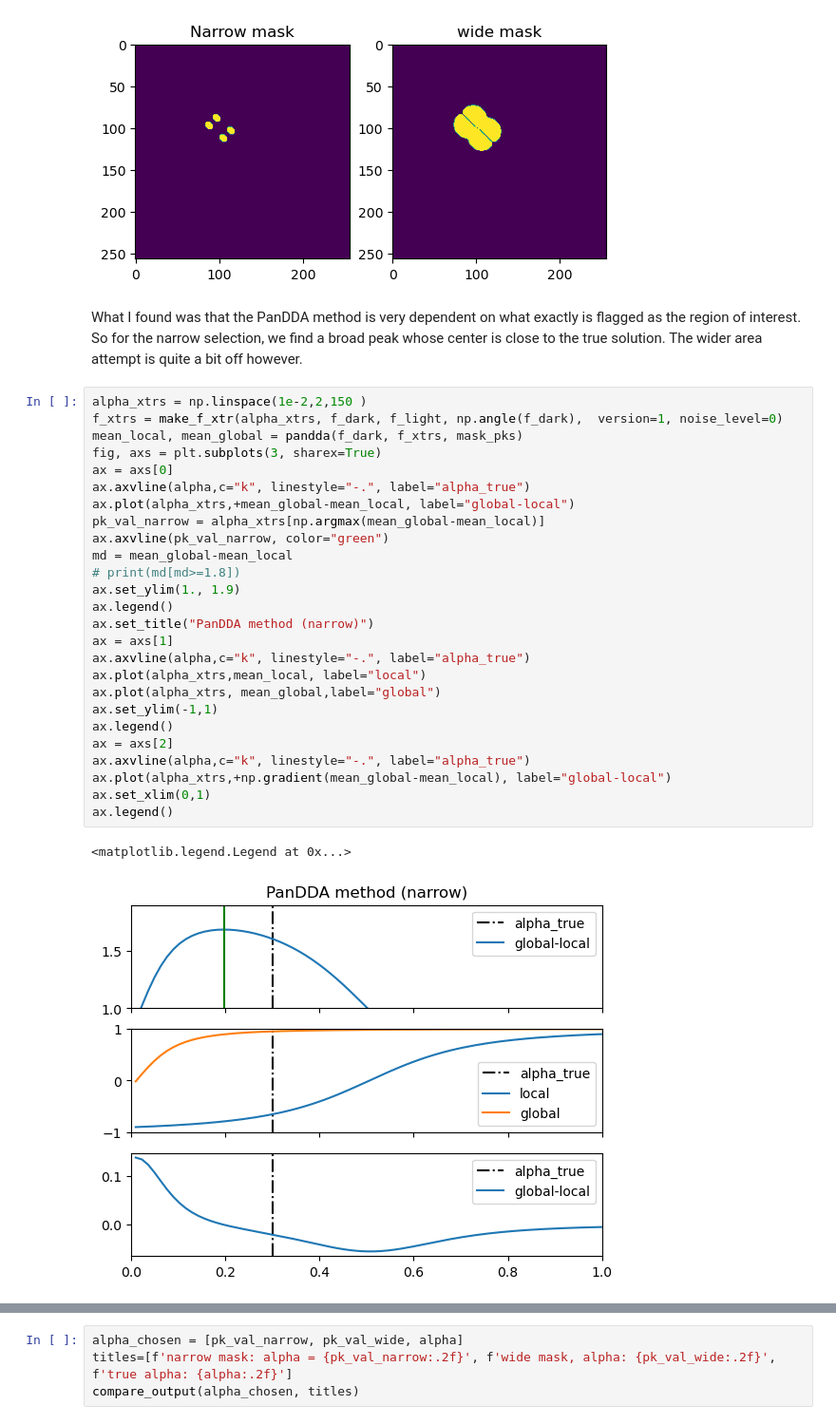
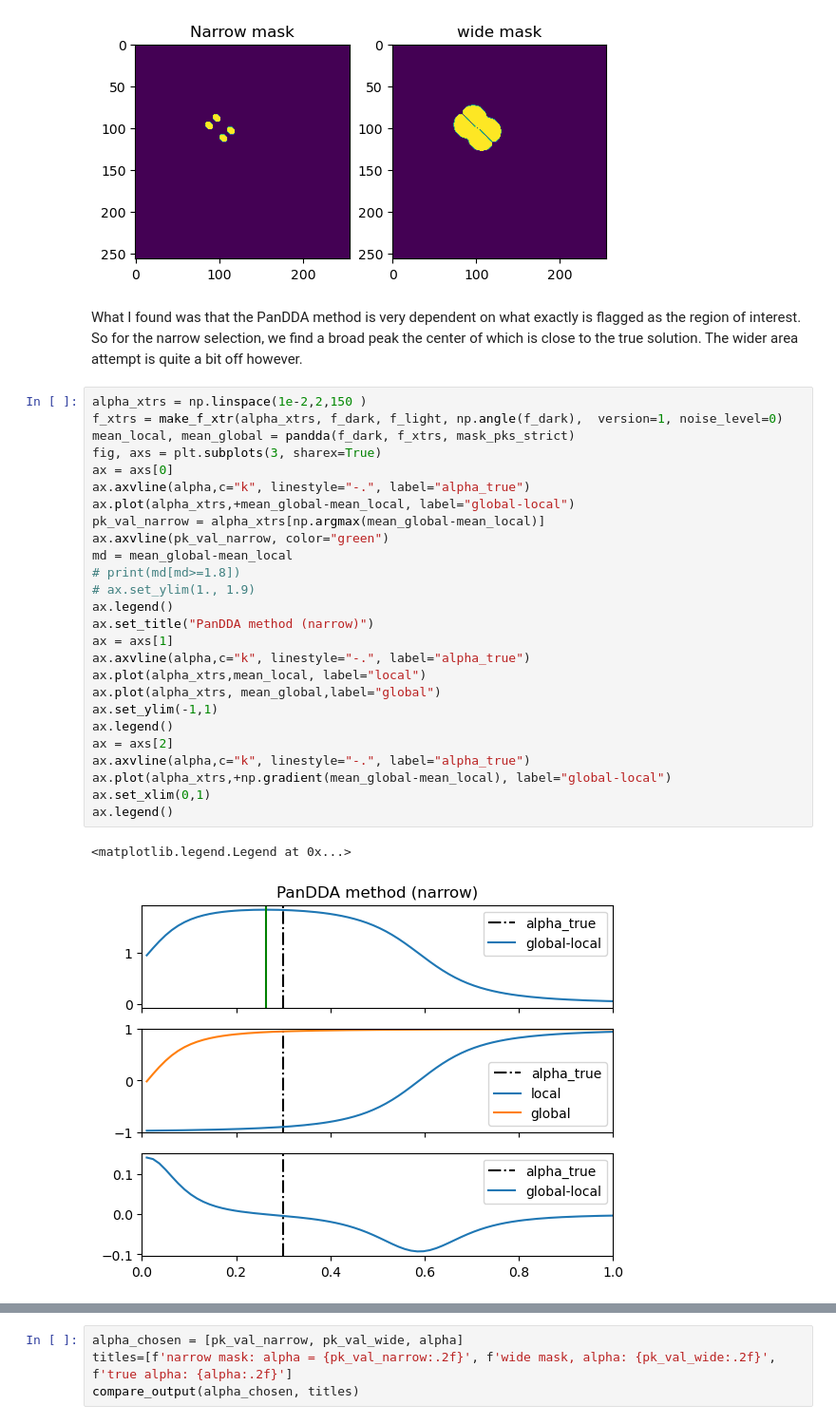
Before and after one commit to cvazz/occupancy-estimation, a Jupyter notebook: occupancy-basic.ipynb, the cells around one changed output, grey strips where cells are left out. Shown at 95% size. Saved outputs shown, nothing was run; the diff lists cells and outputs as text.

Commit message:
Overview over basic methods v1

```diff
--- a/occupancy-basic.ipynb
+++ b/occupancy-basic.ipynb
@@ -399,36 +374,36 @@ ax.imshow(mask_pks_lax)
 <matplotlib.image.AxesImage at 0x...>
 [figure]
 # %% [markdown]
-What I found was that the PanDDA method is very dependent on what exactly is flagged as the region of interest. So for the narrow selection, we find a broad peak whose center is close to the true solution. The wider area attempt is quite a bit off however.
+What I found was that the PanDDA method is very dependent on what exactly is flagged as the region of interest. So for the narrow selection, we find a broad peak the center of which is close to the true solution. The wider area attempt is quite a bit off however.
 # %%
 alpha_xtrs = np.linspace(1e-2,2,150 )
 f_xtrs = make_f_xtr(alpha_xtrs, f_dark, f_light, np.angle(f_dark),  version=1, noise_level=0)
-mean_local, mean_global = pandda(f_dark, f_xtrs, mask_pks)
+mean_local, mean_global = pandda(f_dark, f_xtrs, mask_pks_strict)
 fig, axs = plt.subplots(3, sharex=True)
 ax = axs[0]
 ax.axvline(alpha,c="k", linestyle="-.", label="alpha_true")
 ax.plot(alpha_xtrs,+mean_global-mean_local, label="global-local")
 pk_val_narrow = alpha_xtrs[np.argmax(mean_global-mean_local)]
 ax.axvline(pk_val_narrow, color="green")
 md = mean_global-mean_local
 # print(md[md>=1.8])
-ax.set_ylim(1., 1.9)
+# ax.set_ylim(1., 1.9)
 ax.legend()
 ax.set_title("PanDDA method (narrow)")
 ax = axs[1]
 ax.axvline(alpha,c="k", linestyle="-.", label="alpha_true")
 ax.plot(alpha_xtrs,mean_local, label="local")
 ax.plot(alpha_xtrs, mean_global,label="global")
 ax.set_ylim(-1,1)
 ax.legend()
 ax = axs[2]
 ax.axvline(alpha,c="k", linestyle="-.", label="alpha_true")
 ax.plot(alpha_xtrs,+np.gradient(mean_global-mean_local), label="global-local")
 ax.set_xlim(0,1)
 ax.legend()
 # %% [output]
 <matplotlib.legend.Legend at 0x...>
-[figure, old version]
+[figure, new version]
 # %%
 alpha_xtrs = np.linspace(1e-2,2,150 )
 f_xtrs = make_f_xtr(alpha_xtrs, f_dark, f_light, np.angle(f_dark),  version=1, noise_level=0)
```
Also changed, not shown: parts of 17 cells of this notebook, 1 other file.
